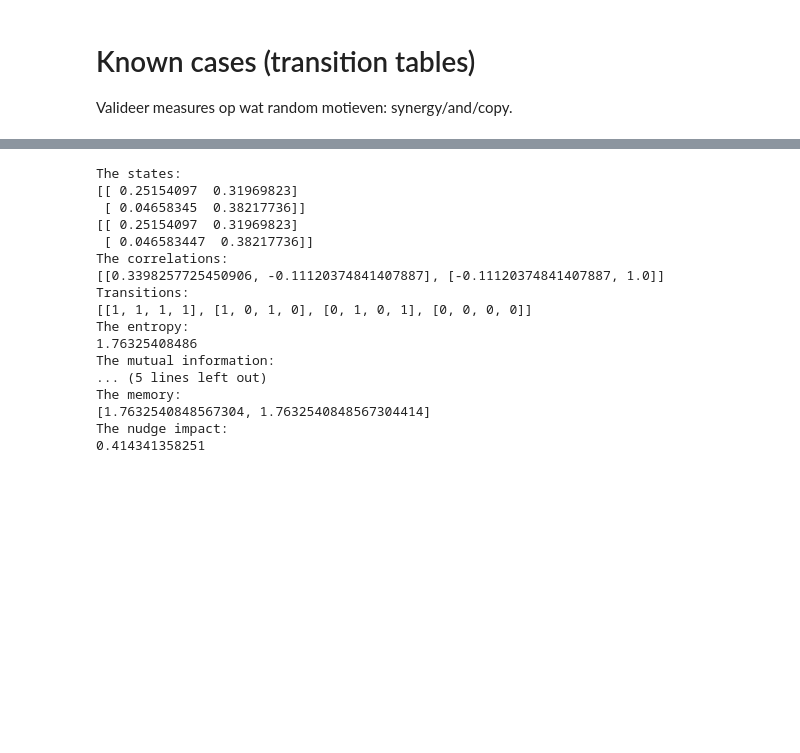
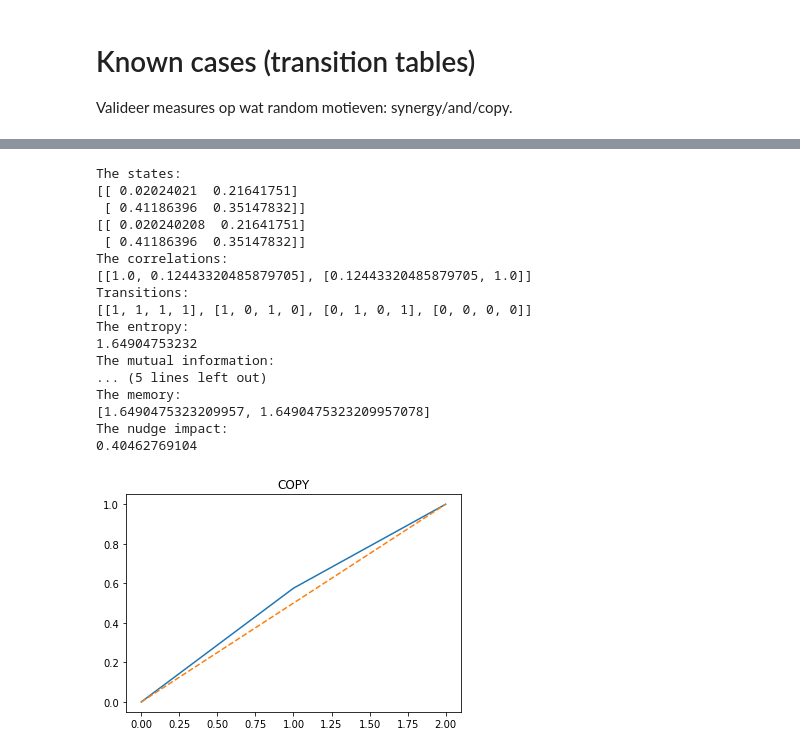
Before and after one commit to dgoldsb/synergy-jointpdf, a Jupyter notebook: scripts/discrete_nudge/sanitycheck.ipynb, the cells around one changed output, grey strips where cells are left out. Saved outputs shown, nothing was run; the diff lists cells and outputs as text; code cells hidden in the pictures; blank space fills up the shorter version.

```diff
--- a/scripts/discrete_nudge/sanitycheck.ipynb
+++ b/scripts/discrete_nudge/sanitycheck.ipynb
@@ -258,41 +253,44 @@ print("The correlations: ")
 print(motif.grn_vars["correlations"])
 print("Transitions: ")
 print(motif.transition_table)
 
 print("The entropy: ")
 print(motif.entropy())
 print("The mutual information: ")
 print(measures.mutual_information(motif))
 print("The WMS information: ")
 print(measures.synergy_wms(motif))
 print("The middle ground synergy approximation: ")
 print(measures.synergy_middleground(motif))
 print("The memory: ")
 motif.reset_to_state(0)
 print(measures.mi_decay(motif, 1))
 motif.reset_to_state(0)
 operations.nudge_variable(motif, [0], 0.5, 'DJ')
 motif.evaluate_motif()
 print("The nudge impact: ")
 print(measures.hellinger(motif.states[1], motif.states[-1]))
+
+visualize.plot_mi_profile([motif], "COPY", mode='maximum')
 # %% [output]
 The states:
-[[ 0.25154097  0.31969823]
- [ 0.04658345  0.38217736]]
-[[ 0.25154097  0.31969823]
- [ 0.046583447  0.38217736]]
+[[ 0.02024021  0.21641751]
+ [ 0.41186396  0.35147832]]
+[[ 0.020240208  0.21641751]
+ [ 0.41186396  0.35147832]]
 The correlations:
-[[0.3398257725450906, -0.11120374841407887], [-0.11120374841407887, 1.0]]
+[[1.0, 0.12443320485879705], [0.12443320485879705, 1.0]]
 Transitions:
 [[1, 1, 1, 1], [1, 0, 1, 0], [0, 1, 0, 1], [0, 0, 0, 0]]
 The entropy:
-1.76325408486
+1.64904753232
 The mutual information:
 ... (5 lines left out)
 The memory:
-[1.7632540848567304, 1.7632540848567304414]
+[1.6490475323209957, 1.6490475323209957078]
 The nudge impact:
-0.414341358251
+0.40462769104
+[figure, added]
 # %%
 # AND
 motif = generator.generate_random(samplesize=1, no_nodes=2, numvalues=2)[0]
```
Also changed, not shown: parts of 6 cells of this notebook, 6 other files.
